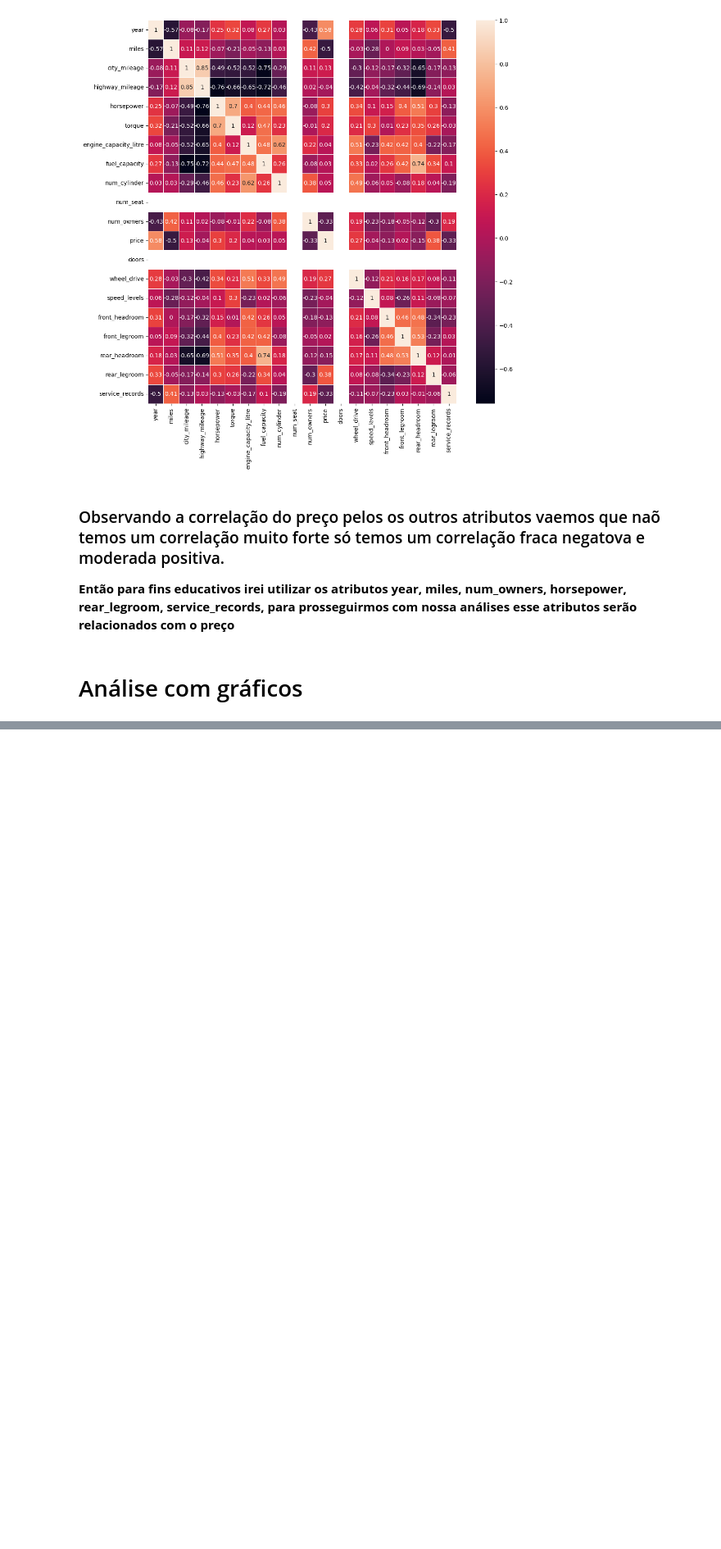
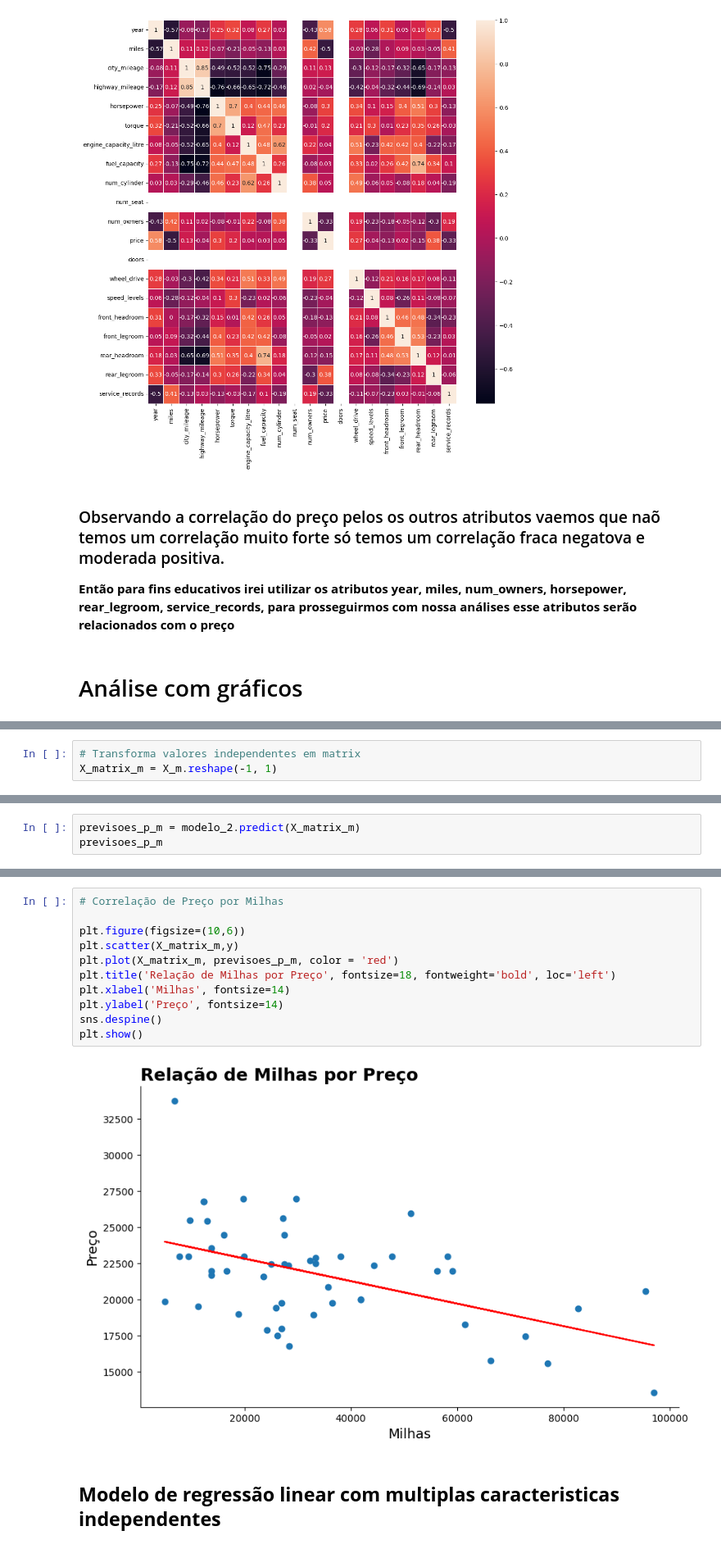
Before and after one commit to JacksonvBarbosa/Analise_Carros, a Jupyter notebook: cars_ml.ipynb, the cells around one changed output, grey strips where cells are left out. Shown at 82% size. Drawn from its saved outputs; the diff is of its cells as text; blank space fills up the shorter version.

```diff
--- a/cars_ml.ipynb
+++ b/cars_ml.ipynb
@@ -631,0 +325,3 @@ array([[2.0180e+03, 1.9950e+04, 1.5800e+02, 3.7400e+01, 9.0000e+00,
+# %%
+# Transforma valores independentes em matrix
+X_matrix_m = X_m.reshape(-1, 1)
@@ -631,0 +342,3 @@ array([[2.0180e+03, 1.9950e+04, 1.5800e+02, 3.7400e+01, 9.0000e+00,
+# %%
+previsoes_p_m = modelo_2.predict(X_matrix_m)
+previsoes_p_m
@@ -631,0 +359,15 @@ array([[2.0180e+03, 1.9950e+04, 1.5800e+02, 3.7400e+01, 9.0000e+00,
+# %%
+# Correlação de Preço por Milhas
+
+plt.figure(figsize=(10,6))
+plt.scatter(X_matrix_m,y)
+plt.plot(X_matrix_m, previsoes_p_m, color = 'red')
+plt.title('Relação de Milhas por Preço', fontsize=18, fontweight='bold', loc='left')
+plt.xlabel('Milhas', fontsize=14)
+plt.ylabel('Preço', fontsize=14)
+sns.despine()
+plt.show()
+# %% [output]
+[figure, added]
+# %% [markdown]
+## **Modelo de regressão linear com multiplas caracteristicas independentes**
```
Also changed, not shown: parts of 54 cells of this notebook.
